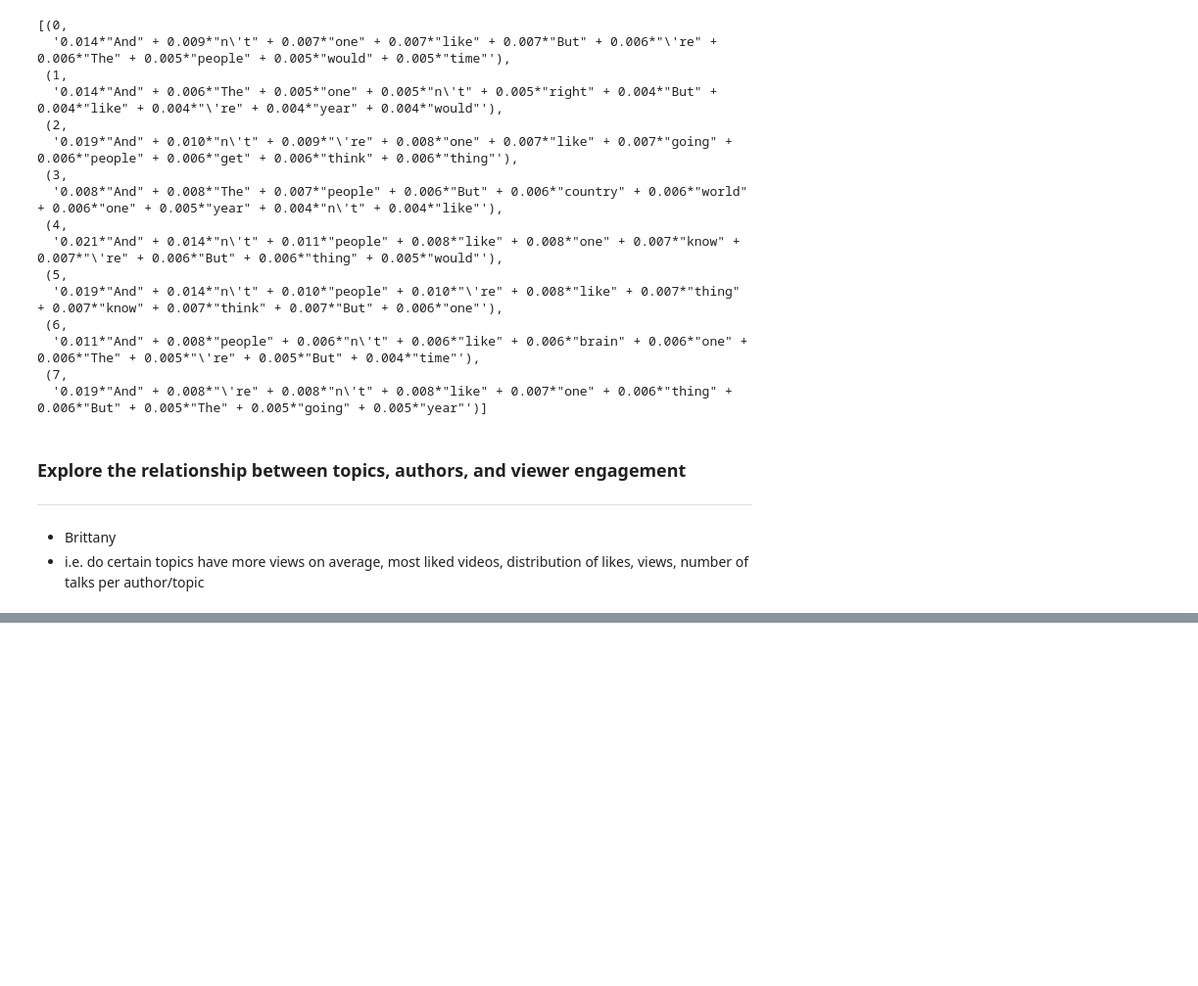
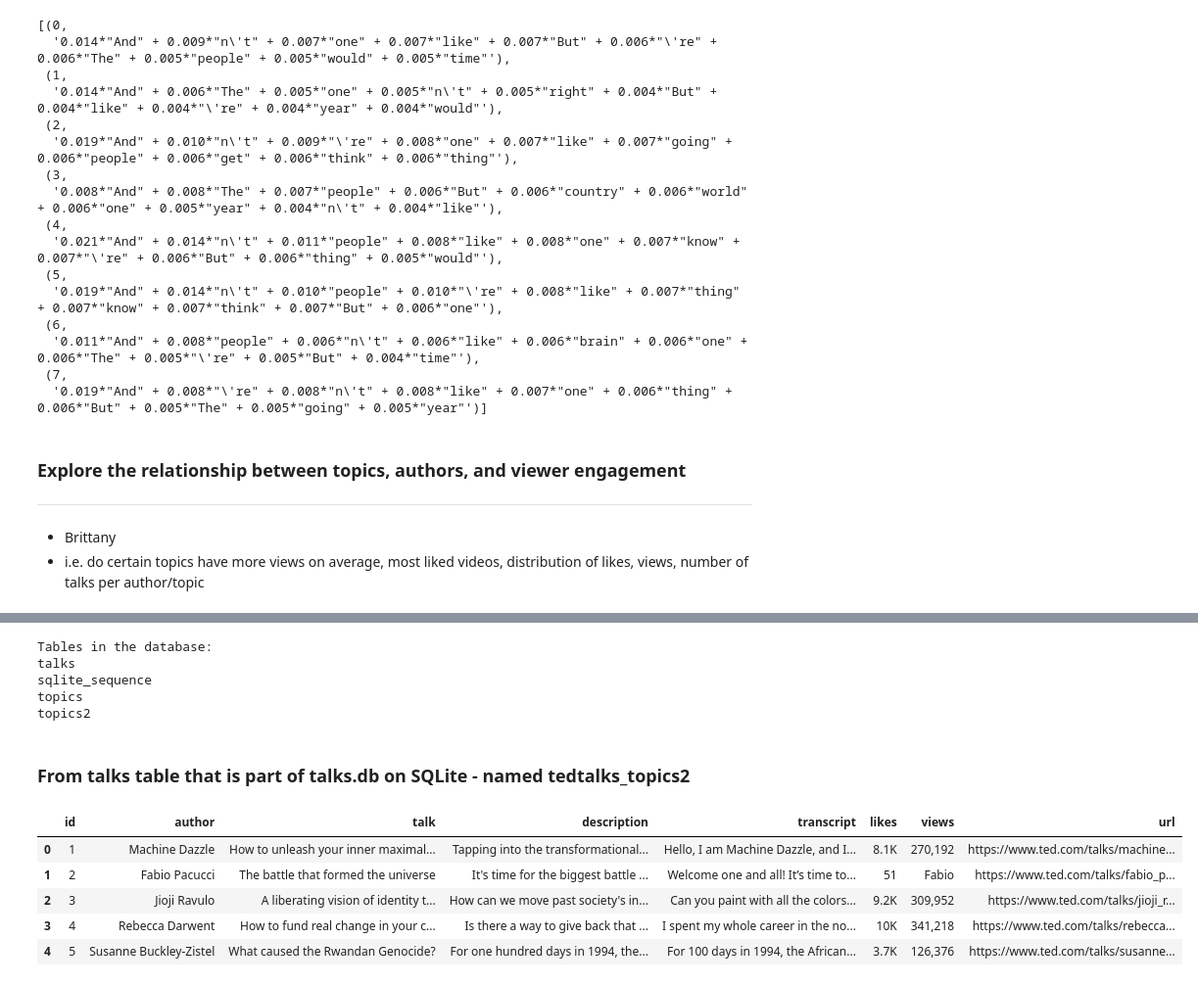
Before and after one commit to pokwir/Ted-Talks-Recommender-System, a Jupyter notebook: rough_work/eda/eda.ipynb, the cells around one changed output, grey strips where cells are left out. Shown at 98% size. Cells and saved outputs as stored; diff of their text form; code cells hidden in the pictures; blank space fills up the shorter version.

```diff
--- a/rough_work/eda/eda.ipynb
+++ b/rough_work/eda/eda.ipynb
@@ -13,3 +15,9 @@ tedtalks = pd.read_csv('/Ted-Talks-Recommender-System/Data_output/talks_2.csv').
+# %%
+# Set display options to show all rows
+pd.set_option('display.max_rows', None)
+
+# Set display options to show full column width
+pd.set_option('display.max_colwidth', None)
 # %% [markdown]
 ### Overview of TED Talks Data: Top Rows and DataFrame Info
 # %%
@@ -526,0 +535,35 @@ tedtalks.head(2)
+# %%
+import sqlite3
+
+# Path to the talks.db file
+db_path = '/Users/sale/Ted-Talks-Recommender-System/Data_output/talks.db'
+
+# Connect to the SQLite database
+conn = sqlite3.connect(db_path)
+
+# Create a cursor object to execute SQL queries
+cursor = conn.cursor()
+
+# Execute a query to get the table names
+cursor.execute("SELECT name FROM sqlite_master WHERE type='table';")
+
+# Fetch all table names from the cursor
+table_names = cursor.fetchall()
+
+if table_names:
+    # Print all table names
+    print("Tables in the database:")
+    for table in table_names:
+        print(table[0])
+else:
+    print("No tables found in the database.")
+
+# Close the cursor and the connection
+cursor.close()
+conn.close()
+# %% [output]
+Tables in the database:
+talks
+sqlite_sequence
+topics
+topics2
@@ -526,0 +596,37 @@ tedtalks.head(2)
+# %%
+# Path to the talks.db file
+db_path = '/Users/sale/Ted-Talks-Recommender-System/Data_output/talks.db'
+
+# Connect to the SQLite database
+conn = sqlite3.connect(db_path)
+
+# Create a cursor object to execute SQL queries
+cursor = conn.cursor()
+
+# Execute a query to fetch data from the "topics2" table
+query = "SELECT * FROM talks"
+cursor.execute(query)
+
+# Fetch all the data from the cursor
+data = cursor.fetchall()
+
+# Get the column names from the cursor description
+column_names = [desc[0] for desc in cursor.description]
+
+# Create a Pandas DataFrame from the fetched data
+tedtalks_topics2 = pd.DataFrame(data, columns=column_names)
+
+# Close the cursor and the connection
+cursor.close()
+conn.close()
+# %% [markdown]
+### From talks table that is part of talks.db on SQLite - named tedtalks_topics2
+# %%
+tedtalks_topics2.head(5)
+# %% [output]
+|  | id | author | talk | description | transcript | likes | views | url |
+| 0 | 1 | Machine Dazzle | How to unleash your inner maximal... | Tapping into the transformational... | Hello, I am Machine Dazzle, and I... | 8.1K | 270,192 | https://www.ted.com/talks/machine... |
+| 1 | 2 | Fabio Pacucci | The battle that formed the universe | It's time for the biggest battle ... | Welcome one and all! It’s time to... | 51 | Fabio | https://www.ted.com/talks/fabio_p... |
+| 2 | 3 | Jioji Ravulo | A liberating vision of identity t... | How can we move past society's in... | Can you paint with all the colors... | 9.2K | 309,952 | https://www.ted.com/talks/jioji_r... |
+| 3 | 4 | Rebecca Darwent | How to fund real change in your c... | Is there a way to give back that ... | I spent my whole career in the no... | 10K | 341,218 | https://www.ted.com/talks/rebecca... |
+| 4 | 5 | Susanne Buckley-Zistel | What caused the Rwandan Genocide? | For one hundred days in 1994, the... | For 100 days in 1994, the African... | 3.7K | 126,376 | https://www.ted.com/talks/susanne... |
```
Also changed, not shown: parts of 14 cells of this notebook, 1 other file.
